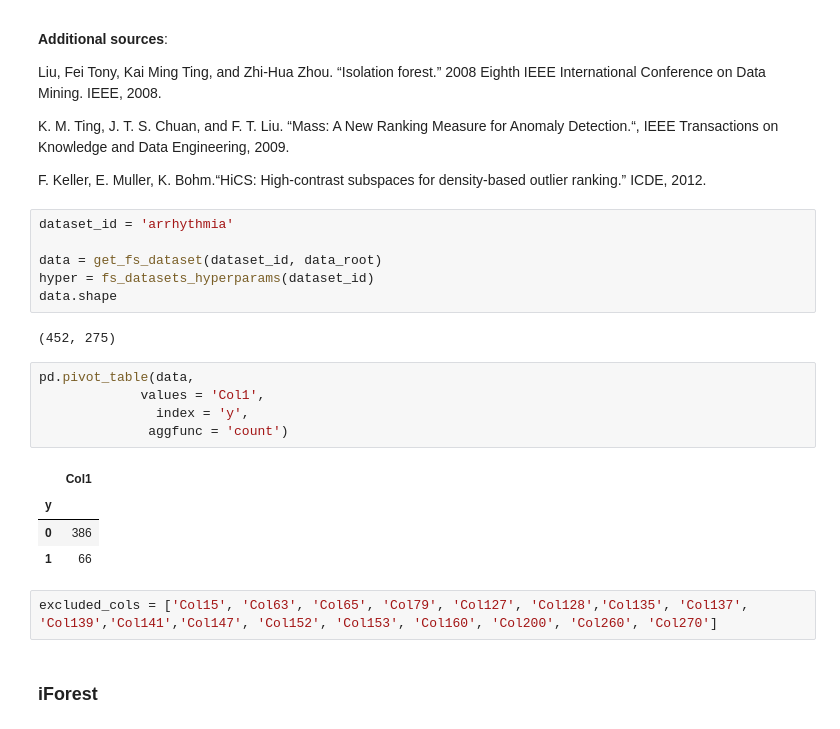
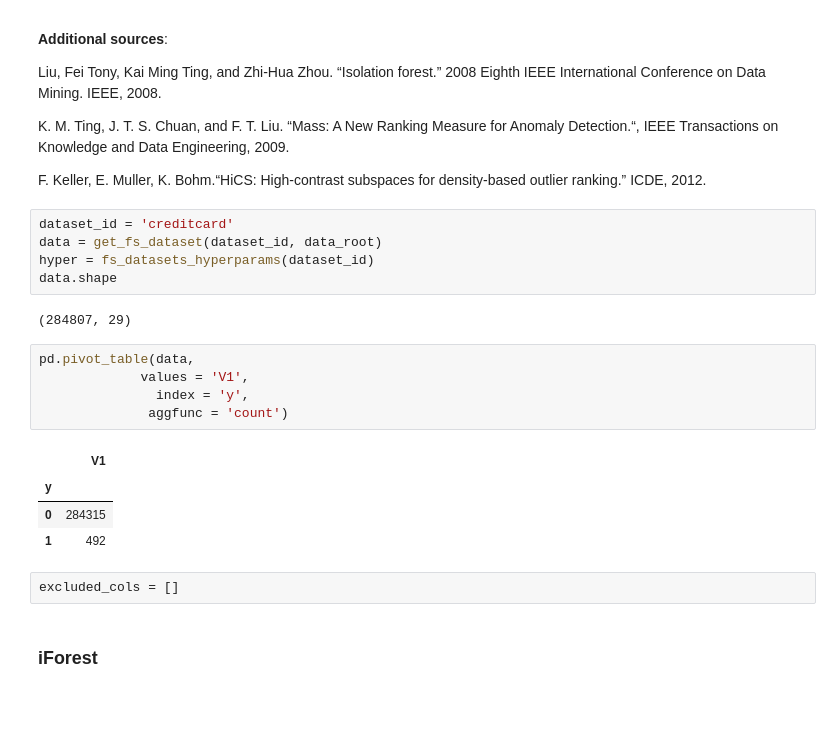
Before and after one commit to edo1691/ad_shap_stability, a Jupyter notebook: notebooks/01_04_results.ipynb, the cells around one changed output. Saved outputs shown, nothing was run; the diff lists cells and outputs as text.

```diff
--- a/notebooks/01_04_results.ipynb
+++ b/notebooks/01_04_results.ipynb
@@ -57,25 +57,24 @@ K. M. Ting, J. T. S. Chuan, and F. T. Liu. “Mass: A New Ranking Measure for An
 
 F. Keller, E. Muller, K. Bohm.“HiCS: High-contrast subspaces for density-based outlier ranking.” ICDE, 2012.
 # %%
-dataset_id = 'arrhythmia'
-
+dataset_id = 'creditcard'
 data = get_fs_dataset(dataset_id, data_root)
 hyper = fs_datasets_hyperparams(dataset_id)
 data.shape
 # %% [output]
-(452, 275)
+(284807, 29)
 # %%
 pd.pivot_table(data,
-             values = 'Col1',
+             values = 'V1',
                index = 'y',
               aggfunc = 'count')
 # %% [output]
-|  | Col1 |
+|  | V1 |
 | y |  |
-| 0 | 386 |
-| 1 | 66 |
+| 0 | 284315 |
+| 1 | 492 |
 # %%
-excluded_cols = ['Col15', 'Col63', 'Col65', 'Col79', 'Col127', 'Col128','Col135', 'Col137', 'Col139','Col141','Col147', 'Col152', 'Col153', 'Col160', 'Col200', 'Col260', 'Col270']
+excluded_cols = []
 # %% [markdown]
 ### iForest
 # %% [markdown]
```
Also changed, not shown: parts of 15 cells of this notebook, 3 other files.
